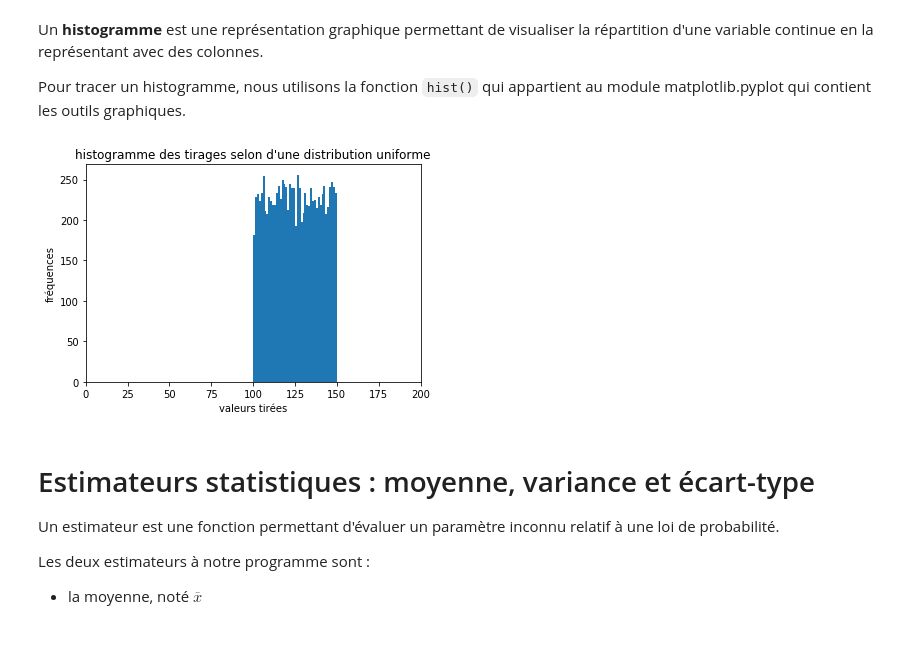
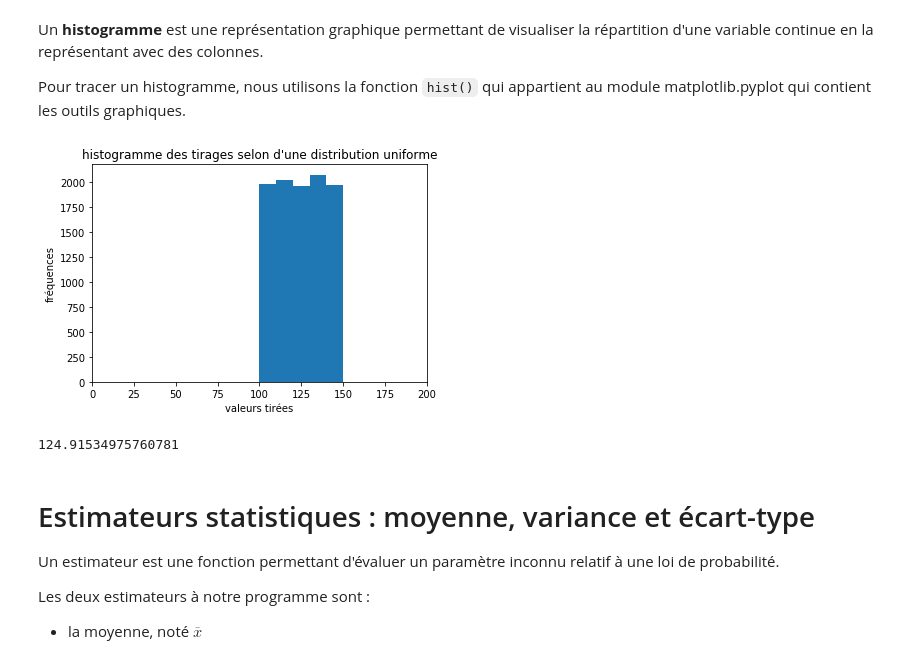
Before and after one commit to fkiaru/LaMerciNumpy, a Jupyter notebook: OutilsStatistiques/NumpyStatistiques_2.ipynb, the cells around one changed output. Saved outputs shown, nothing was run; the diff lists cells and outputs as text; code cells hidden in the pictures.

```diff
--- a/OutilsStatistiques/NumpyStatistiques_2.ipynb
+++ b/OutilsStatistiques/NumpyStatistiques_2.ipynb
@@ -77,6 +77,7 @@ N = 12
 a, b = 50, 80 # bornes de l'intervalle
 L1 = []
 for k in range(N): # boucle for
-    L1.append(rd.random()) # LIGNE A MODIFIER
+    x = rd.random()
+    L1.append(x*(b-a)+a) # LIGNE A MODIFIER
 print(L1)
 # %% [output]
@@ -95,0 +112,7 @@ Méthode 2 : on utilise la fonction ``rand()`` qui admet pour argument le nombre
+# %%
+type(L1)
+# pour multiplier chaque valeur de L1 par trois
+for k in range(len(L1)):
+    L1[k] = L1[k]* 3 # opération terme à terme
+print(L1)
+print(type(L1))
@@ -118,0 +171,4 @@ np.array(L) # convertit la liste python L en objet de type ndarray
+# %%
+for k in range(len(L1)): #tous les indices de zéro à n-1 avec n = len(L1)
+    L1[k] = L1[k] * 5.
+print(L1)
@@ -177,14 +241,18 @@ N = 10**4
 L = [rd.random()*(150-100)+100 for k in range(N)] # L est une liste Python de 10000 flottants
 # %%
 # Etape 2 : tracé de l'histogramme avec la fonction hist
-plt.hist(L,bins = 'rice') # l'option 'rice' ajuste automatiquement la taille des colonnes
+plt.hist(L,bins = 5) # l'option 'rice' ajuste automatiquement la taille des colonnes
 plt.xlim([0,200]) # modification des limites de l'axe horizontal
 plt.title("histogramme des tirages selon d'une distribution uniforme")
 plt.xlabel('valeurs tirées')
 plt.ylabel('fréquences')
 plt.show()
 # %% [output]
-[figure, old version]
+[figure, new version]
+# %%
+np.mean(L)
+# %% [output]
+124.91534975760781
 # %% [markdown]
 # Estimateurs statistiques : moyenne, variance et écart-type
 
```
Also changed, not shown: parts of 37 cells of this notebook, 3 other files.
